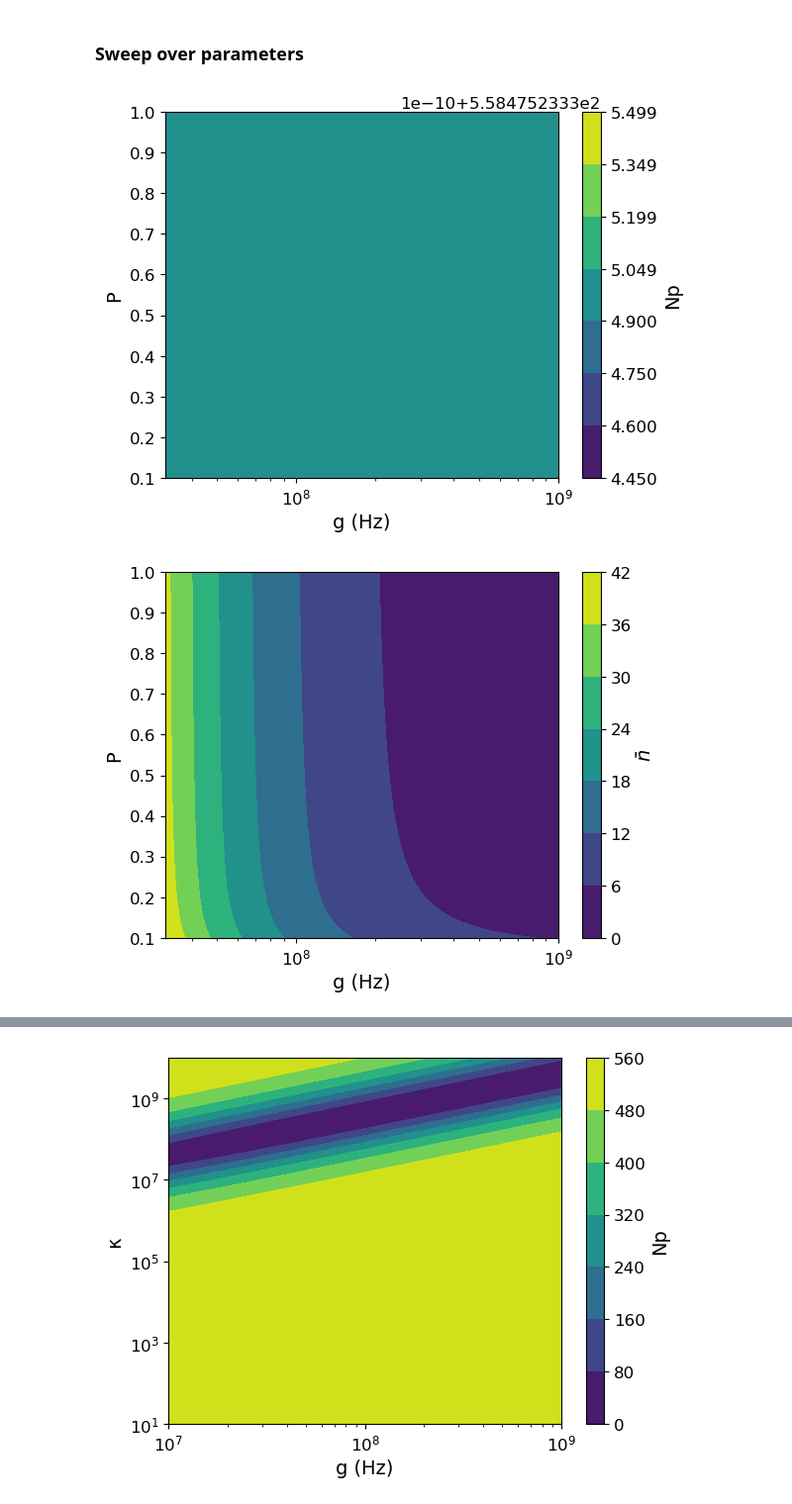
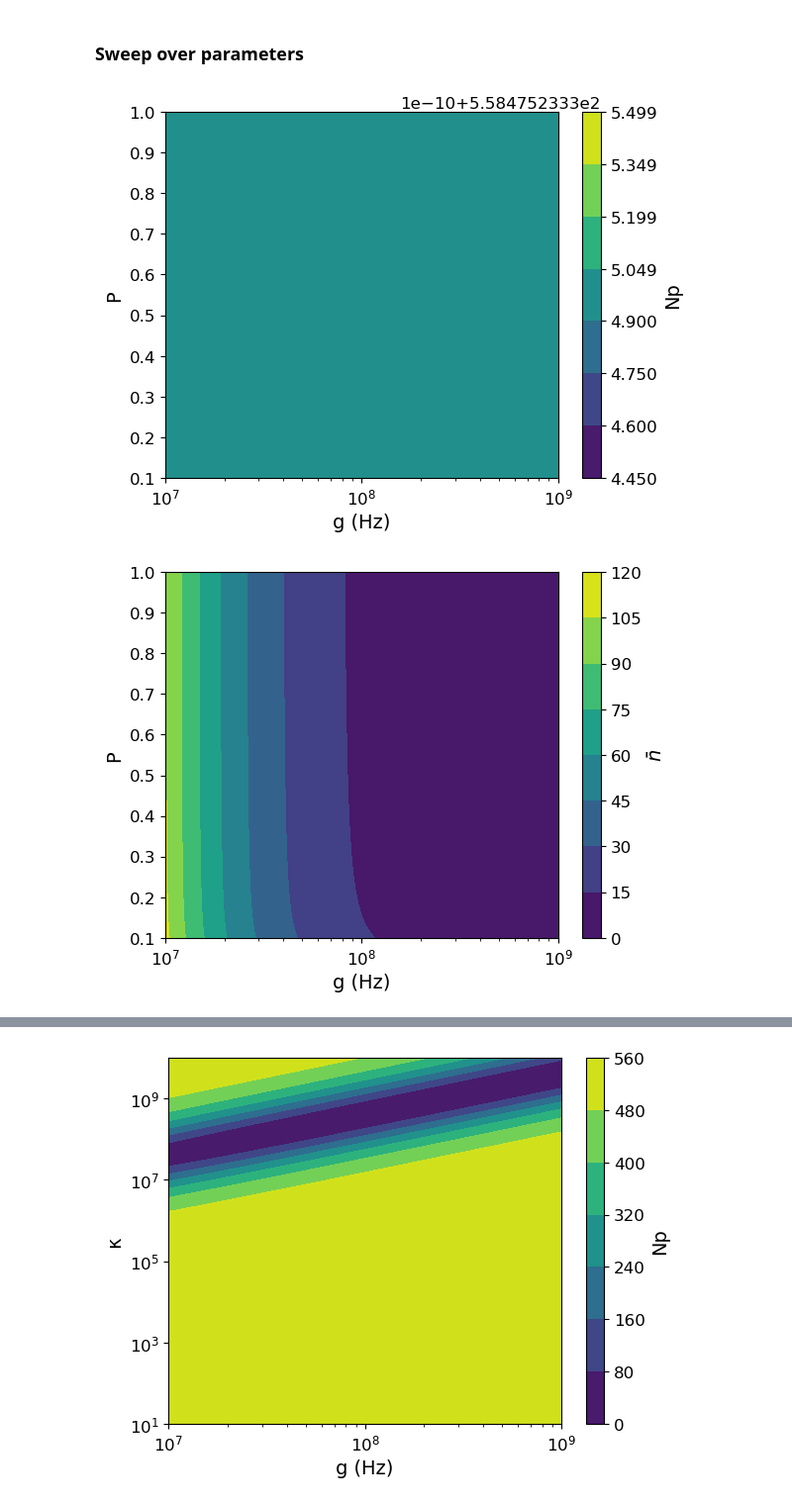
Before and after one commit to jleamer/mode_cooling, a Jupyter notebook: nv_expected_cooling.ipynb, the cells around one changed output, grey strips where cells are left out. Shown at 99% size. Cells and saved outputs as stored; diff of their text form; code cells hidden in the pictures.

```diff
--- a/nv_expected_cooling.ipynb
+++ b/nv_expected_cooling.ipynb
@@ -104,28 +129,28 @@ plt.savefig("n_v_g_κ=0_T=77K_P=0.8.png", format='png', dpi=300)
 # %%
 # Let's try sweeping over a couple of different parameters with g to see what we can find.  We'll keep Q fixed for now
 # First let's do P
-g = np.logspace(7.5, 9, 10000)
+g = np.logspace(7, 9, 10000)
 P_sweep = np.linspace(0.1, 1, 1000)
 nc_sweep = 0.5 * (1 - P_sweep) / P_sweep
 
 gm, ncm = np.meshgrid(g, nc_sweep)
 Np_P_sweep = noise_pow(ω, ωc, κ, gm, gm, Q, 0, ncm, nT)
 plt.figure(1)
 plt.contourf(gm, 1 / (1 + 2 * ncm), Np_P_sweep)
 plt.xlabel("g (Hz)")
 plt.ylabel("P")
 plt.xscale('log')
 plt.colorbar(label='Np')
 plt.savefig("Np_gP_sweep_κ=0_T=77K.png", format='png', dpi=300)
 
-nbar_P_sweep = mean_photons_cavity(κ, ωc, Q, gm, gm, nT, ncm)
+nbar_P_sweep_1 = mean_photons_cavity(κ, ωc, Q, gm, gm, nT, ncm)
 plt.figure(2)
-plt.contourf(gm, 1 / (1 + 2 * ncm), nbar_P_sweep)
+plt.contourf(gm, 1 / (1 + 2 * ncm), nbar_P_sweep_1)
 plt.xlabel("g (Hz)")
 plt.ylabel("P")
 plt.xscale('log')
 plt.colorbar(label='$\\bar{n}$')
 plt.savefig("n_gP_sweep_κ=0_T=77K.png", format='png', dpi=300)
 # %% [output]
-[figure, old version]
+[figure, new version]
-[figure, old version]
+[figure, new version]
```
Also changed, not shown: parts of 66 cells of this notebook.
